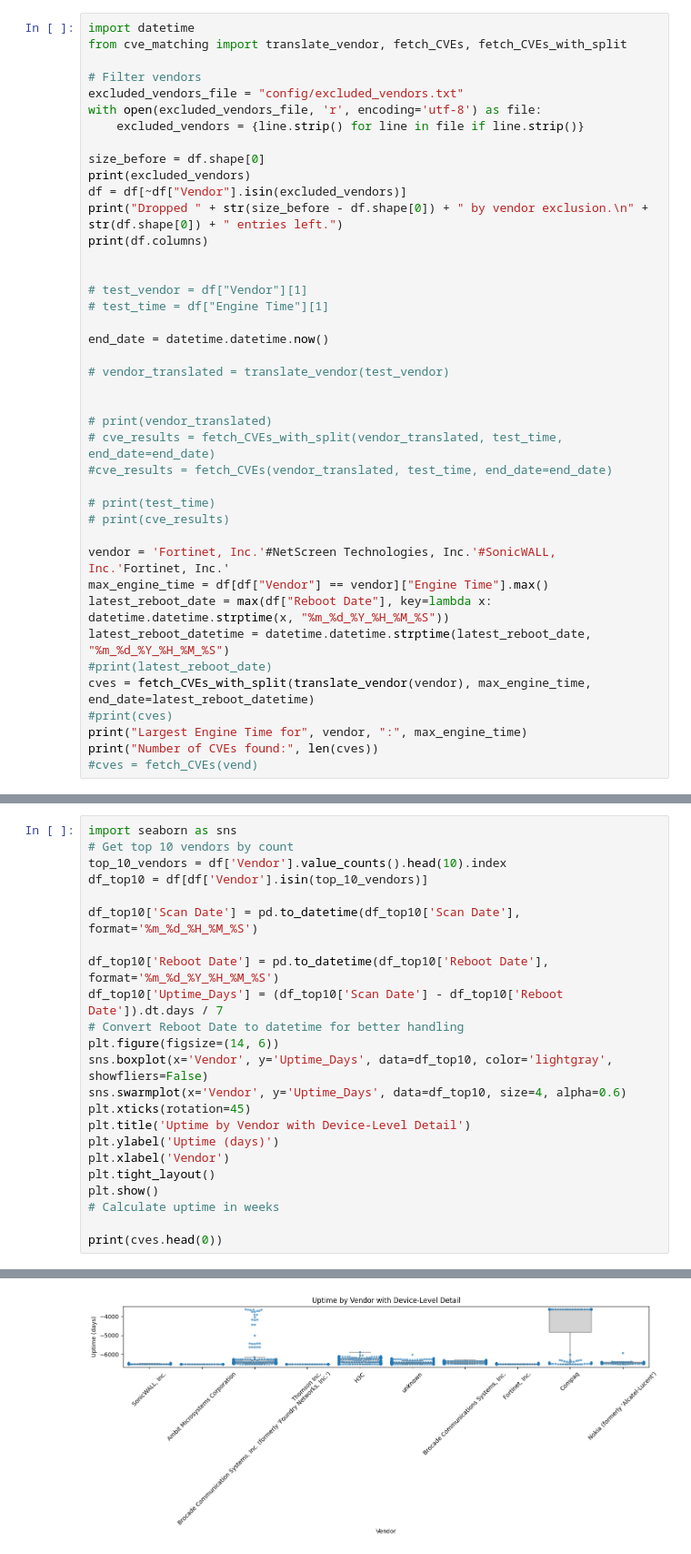
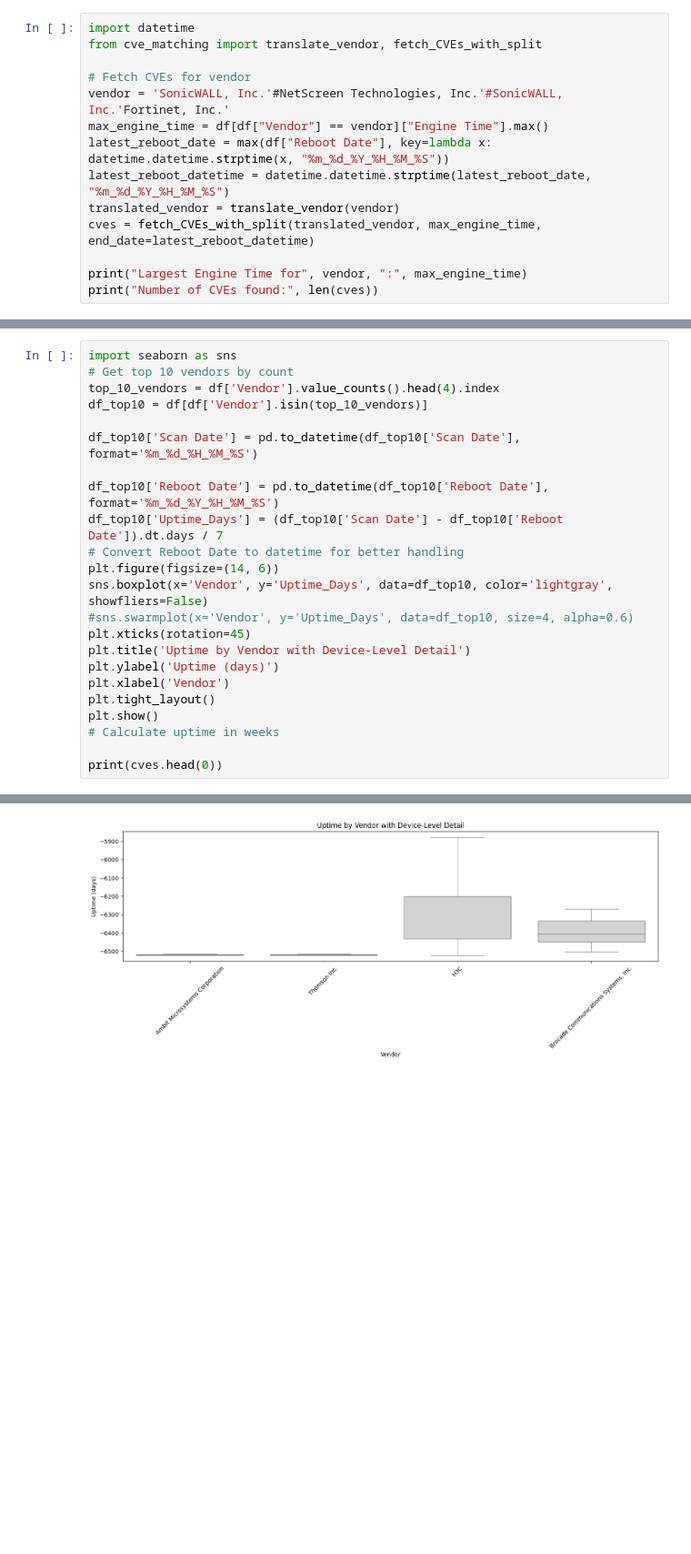
Before and after one commit to HuibSprangers-leiden/HackingLab-SNMP, a Jupyter notebook: analysis.ipynb, the cells around one changed output, grey strips where cells are left out. Shown: that part at 91% size. Saved outputs shown, nothing was run; the diff lists cells and outputs as text; blank space fills up the shorter version.

Commit message:
Add more graphs to analysis notebook

```diff
--- a/analysis.ipynb
+++ b/analysis.ipynb
@@ -11,42 +88,15 @@ df = pd.read_csv(filename)
 # %%
 import datetime
-from cve_matching import translate_vendor, fetch_CVEs, fetch_CVEs_with_split
+from cve_matching import translate_vendor, fetch_CVEs_with_split
 
-# Filter vendors
-excluded_vendors_file = "config/excluded_vendors.txt"
-with open(excluded_vendors_file, 'r', encoding='utf-8') as file:
-    excluded_vendors = {line.strip() for line in file if line.strip()}
-
-size_before = df.shape[0]
-print(excluded_vendors)
-df = df[~df["Vendor"].isin(excluded_vendors)]
-print("Dropped " + str(size_before - df.shape[0]) + " by vendor exclusion.\n" + str(df.shape[0]) + " entries left.")
-print(df.columns)
-
-
-# test_vendor = df["Vendor"][1]
-# test_time = df["Engine Time"][1]
-
-end_date = datetime.datetime.now()
-
-# vendor_translated = translate_vendor(test_vendor)
-
-
-# print(vendor_translated)
-# cve_results = fetch_CVEs_with_split(vendor_translated, test_time, end_date=end_date)
-#cve_results = fetch_CVEs(vendor_translated, test_time, end_date=end_date)
-
-# print(test_time)
-# print(cve_results)
-
-vendor = 'Fortinet, Inc.'#NetScreen Technologies, Inc.'#SonicWALL, Inc.'Fortinet, Inc.'
+# Fetch CVEs for vendor
+vendor = 'SonicWALL, Inc.'#NetScreen Technologies, Inc.'#SonicWALL, Inc.'Fortinet, Inc.'
 max_engine_time = df[df["Vendor"] == vendor]["Engine Time"].max()
 latest_reboot_date = max(df["Reboot Date"], key=lambda x: datetime.datetime.strptime(x, "%m_%d_%Y_%H_%M_%S"))
 latest_reboot_datetime = datetime.datetime.strptime(latest_reboot_date, "%m_%d_%Y_%H_%M_%S")
-#print(latest_reboot_date)
-cves = fetch_CVEs_with_split(translate_vendor(vendor), max_engine_time, end_date=latest_reboot_datetime)
-#print(cves)
+translated_vendor = translate_vendor(vendor)
+cves = fetch_CVEs_with_split(translated_vendor, max_engine_time, end_date=latest_reboot_datetime)
+
 print("Largest Engine Time for", vendor, ":", max_engine_time)
 print("Number of CVEs found:", len(cves))
-#cves = fetch_CVEs(vend)
 # %% [output]
@@ -119,7 +190,7 @@ See the caveats in the documentation: https://pandas.pydata.org/pandas-docs/stab
 # %%
 import seaborn as sns
 # Get top 10 vendors by count
-top_10_vendors = df['Vendor'].value_counts().head(10).index
+top_10_vendors = df['Vendor'].value_counts().head(4).index
 df_top10 = df[df['Vendor'].isin(top_10_vendors)]
 
 df_top10['Scan Date'] = pd.to_datetime(df_top10['Scan Date'], format='%m_%d_%H_%M_%S')
@@ -127,35 +198,35 @@ df_top10['Scan Date'] = pd.to_datetime(df_top10['Scan Date'], format='%m_%d_%H_%
 df_top10['Reboot Date'] = pd.to_datetime(df_top10['Reboot Date'], format='%m_%d_%Y_%H_%M_%S')
 df_top10['Uptime_Days'] = (df_top10['Scan Date'] - df_top10['Reboot Date']).dt.days / 7
 # Convert Reboot Date to datetime for better handling
 plt.figure(figsize=(14, 6))
 sns.boxplot(x='Vendor', y='Uptime_Days', data=df_top10, color='lightgray', showfliers=False)
-sns.swarmplot(x='Vendor', y='Uptime_Days', data=df_top10, size=4, alpha=0.6)
+#sns.swarmplot(x='Vendor', y='Uptime_Days', data=df_top10, size=4, alpha=0.6)
 plt.xticks(rotation=45)
 plt.title('Uptime by Vendor with Device-Level Detail')
 plt.ylabel('Uptime (days)')
 plt.xlabel('Vendor')
 plt.tight_layout()
 plt.show()
 # Calculate uptime in weeks
 
 print(cves.head(0))
 # %% [output]
 A value is trying to be set on a copy of a slice from a DataFrame.
 Try using .loc[row_indexer,col_indexer] = value instead
 
 See the caveats in the documentation: https://pandas.pydata.org/pandas-docs/stable/user_guide/indexing.html#returning-a-view-versus-a-copy
   df_top10['Scan Date'] = pd.to_datetime(df_top10['Scan Date'], format='%m_%d_%H_%M_%S')
 A value is trying to be set on a copy of a slice from a DataFrame.
 Try using .loc[row_indexer,col_indexer] = value instead
 
 See the caveats in the documentation: https://pandas.pydata.org/pandas-docs/stable/user_guide/indexing.html#returning-a-view-versus-a-copy
   df_top10['Reboot Date'] = pd.to_datetime(df_top10['Reboot Date'], format='%m_%d_%Y_%H_%M_%S')
 A value is trying to be set on a copy of a slice from a DataFrame.
 Try using .loc[row_indexer,col_indexer] = value instead
 
 See the caveats in the documentation: https://pandas.pydata.org/pandas-docs/stable/user_guide/indexing.html#returning-a-view-versus-a-copy
   df_top10['Uptime_Days'] = (df_top10['Scan Date'] - df_top10['Reboot Date']).dt.days / 7
-[figure, old version]
+[figure, new version]
 Empty DataFrame
 Columns: [CVE_ID, Description, Published, CVSS_Score, Severity, CVSS_Version, EPSS_Score]
 Index: []
```
Also changed, not shown: parts of 10 cells of this notebook, 3 other files.
